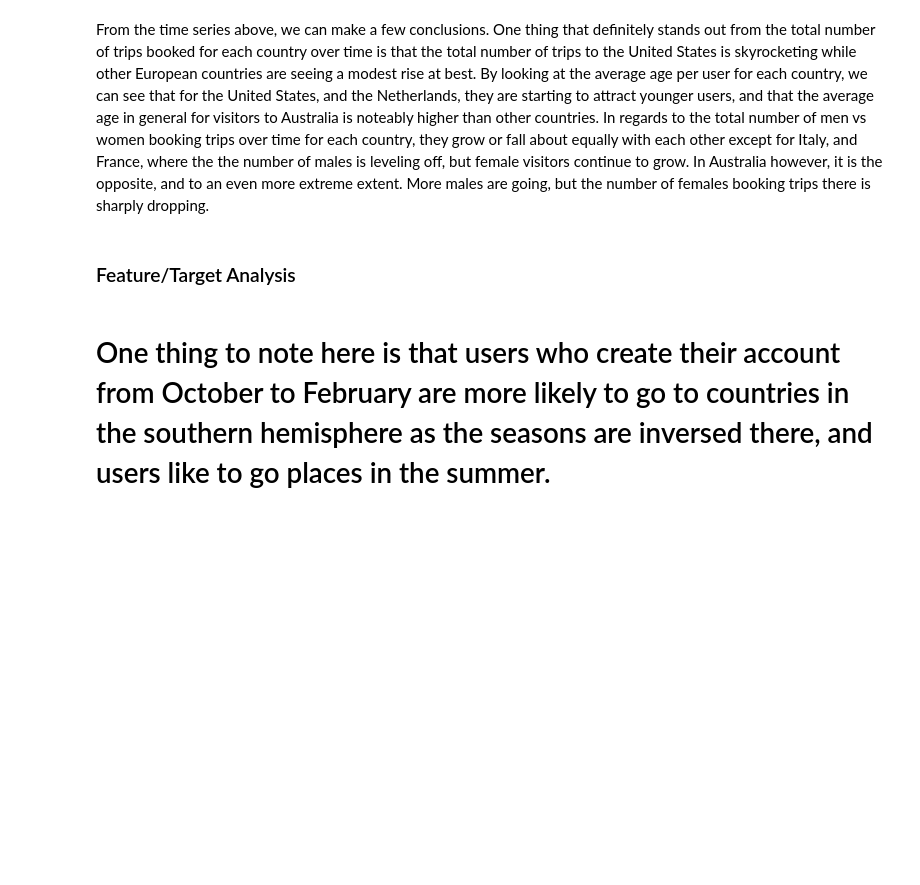
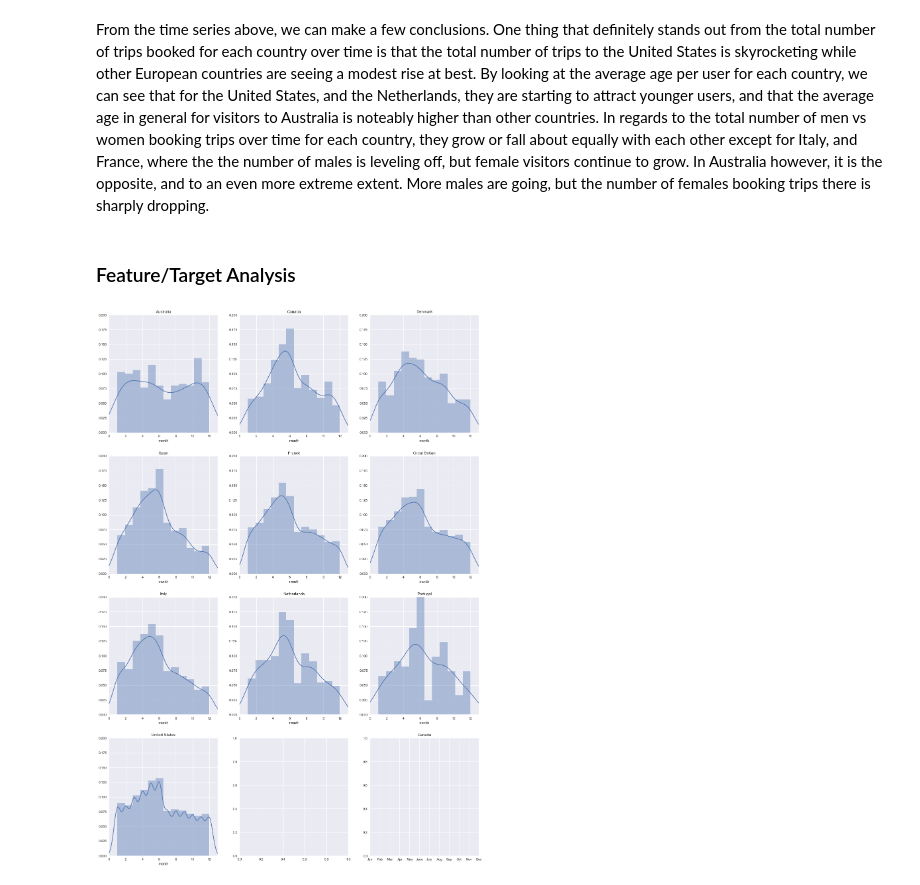
Before and after one commit to TJBANEY/Springboard-Code, a Jupyter notebook: Capstone Data Story.ipynb, the cells around one changed output. Drawn from its saved outputs; the diff is of its cells as text; code cells hidden in the pictures; blank space fills up the shorter version.

```diff
--- a/Capstone Data Story.ipynb
+++ b/Capstone Data Story.ipynb
@@ -235,10 +235,12 @@ plt.show()
 # %% [markdown]
 From the time series above, we can make a few conclusions. One thing that definitely stands out from the total number of trips booked for each country over time is that the total number of trips to the United States is skyrocketing while other European countries are seeing a modest rise at best. By looking at the average age per user for each country, we can see that for the United States, and the Netherlands, they are starting to attract younger users, and that the average age in general for visitors to Australia is noteably higher than other countries. In regards to the total number of men vs women booking trips over time for each country, they grow or fall about equally with each other except for Italy, and France, where the the number of males is leveling off, but female visitors continue to grow. In Australia however, it is the opposite, and to an even more extreme extent. More males are going, but the number of females booking trips there is sharply dropping.
 # %% [markdown]
-### <p href="feature-target" style="margin-bottom: 0; line-height: 2px;">Feature/Target Analysis</p>
+### <p id="feature-target" style="margin-bottom: 0; line-height: 2px;">Feature/Target Analysis</p>
+# %%
+ucb = pd.read_csv('clean_airbnb.csv')
+
+ucb = ucb.dropna(subset=['date_account_created'])
 # %%
-ucb.dropna(how='any', inplace=True)
-
 def getMonth(row):
     months = {
         '01': 'January',
@@ -259,52 +261,47 @@ def getMonth(row):
         month = int(str(row['date_account_created']).split('-')[1])
     else:
         month = np.nan
+
     return month
 
 ucb['month'] = ucb.apply(lambda x: getMonth(x), axis=1)
 # %%
-full_country_name = {
-    'US': 'United States',
-    'FR': 'France',
-    'DE': 'Denmark',
-    'CA': 'Canada',
-    'AU': 'Australia',
-    'ES': 'Spain',
-    'PT': 'Portugal',
-    'IT': 'Italy',
-    'GB': 'Great Britian',
-    'NL': 'Netherlands'
-}
-
 num_plots = 10
-fig, axes = plt.subplots(5,2,figsize=(20,40))
+fig, axes = plt.subplots(4,3, figsize=(20,30))
 
 def buckets(i):
     return [ucb.country_destination.unique()[i]]
 
+col, row, loop = (0, 0, 0)
 # iterate through all axes and create a violin plot
 for i in range(num_plots):
+    row = math.floor(loop/3)
+
     data = ucb[ucb.country_destination.isin(buckets(i))]
     x = data['month']
 
     objects = ('Jan', 'Feb', 'Mar', 'Apr', 'May', 'June', 'July', 'Aug', 'Sep', 'Oct', 'Nov', 'Dec')
     y_pos = np.arange(len(objects))
 
-    row = i // 2
-    col = i % 2
     ax_curr = axes[row, col]
 
     title = full_country_name[buckets(i)[0]]
 
     sns.distplot(x, bins=12, ax=ax_curr)
     plt.title('Canada')
     ax_curr.set_title(title)
-    ax_curr.set_ylim([0, .75])
+    ax_curr.set_ylim([0, .2])
     ax_curr.set_xlim([0, 13])
 
     plt.xticks(y_pos, objects)
 
+    col += 1
+    loop += 1
+
+    if col == 3:
+        col = 0
+
 plt.show()
+# %% [output]
+[figure, added]
-# %% [markdown]
-# One thing to note here is that users who create their account from October to February are more likely to go to countries in the southern hemisphere as the seasons are inversed there, and users like to go places in the summer.
 # %%
```
Also changed, not shown: parts of 20 cells of this notebook.
